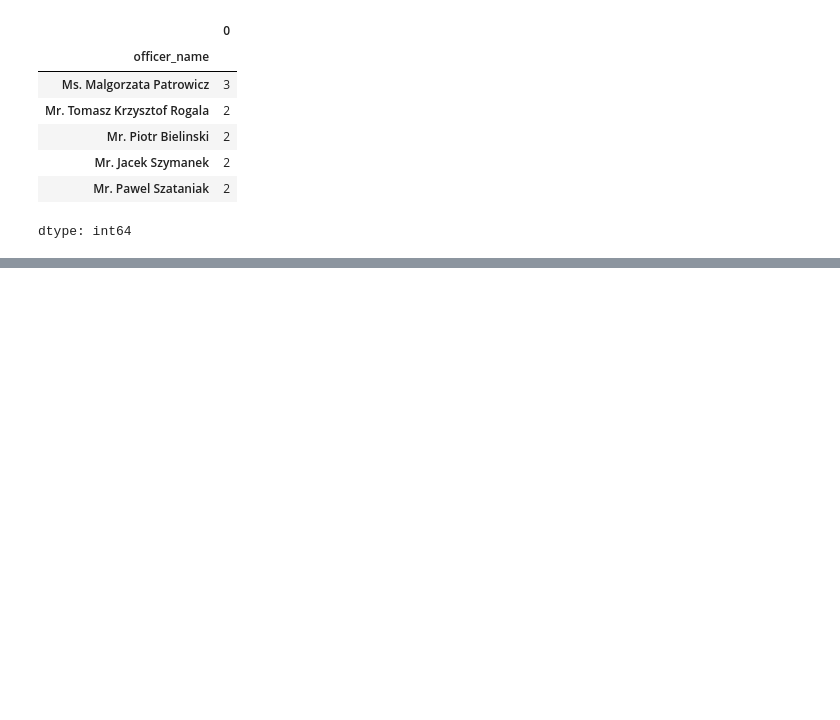
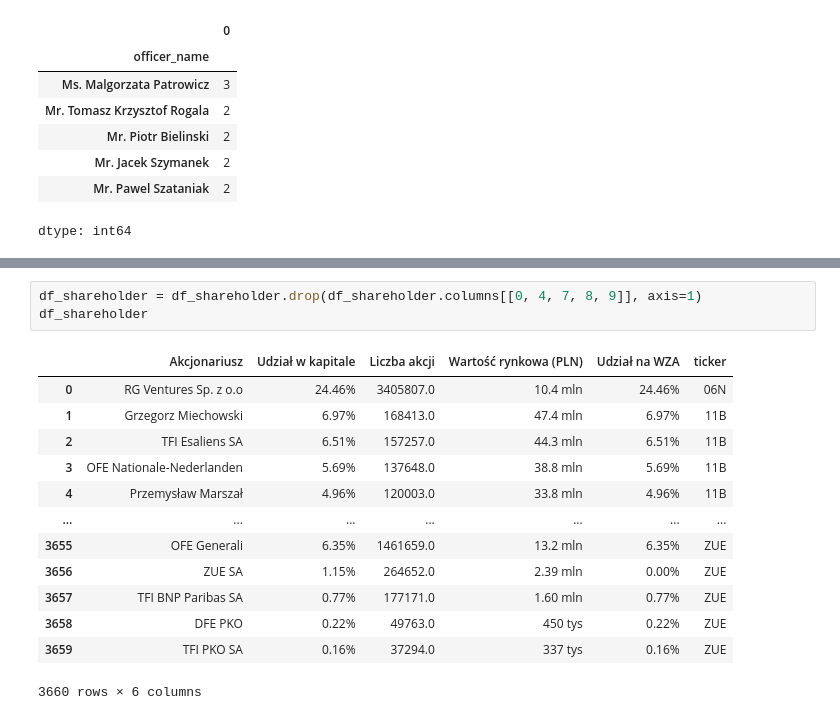
Before and after one commit to dominikjanyga/network-analysis, a Jupyter notebook: 2_network_analysis_data_cleaning.ipynb, the cells around one changed output, grey strips where cells are left out. Drawn from its saved outputs; the diff is of its cells as text; blank space fills up the shorter version.

```diff
--- a/2_network_analysis_data_cleaning.ipynb
+++ b/2_network_analysis_data_cleaning.ipynb
@@ -44,0 +61,17 @@ dtype: int64
+# %%
+df_shareholder = df_shareholder.drop(df_shareholder.columns[[0, 4, 7, 8, 9]], axis=1)
+df_shareholder
+# %% [output]
+|  | Akcjonariusz | Udział w kapitale | Liczba akcji | Wartość rynkowa (PLN) | Udział na WZA | ticker |
+| 0 | RG Ventures Sp. z o.o | 24.46% | 3405807.0 | 10.4 mln | 24.46% | 06N |
+| 1 | Grzegorz Miechowski | 6.97% | 168413.0 | 47.4 mln | 6.97% | 11B |
+| 2 | TFI Esaliens SA | 6.51% | 157257.0 | 44.3 mln | 6.51% | 11B |
+| 3 | OFE Nationale-Nederlanden | 5.69% | 137648.0 | 38.8 mln | 5.69% | 11B |
+| 4 | Przemysław Marszał | 4.96% | 120003.0 | 33.8 mln | 4.96% | 11B |
+| ... | ... | ... | ... | ... | ... | ... |
+| 3655 | OFE Generali | 6.35% | 1461659.0 | 13.2 mln | 6.35% | ZUE |
+| 3656 | ZUE SA | 1.15% | 264652.0 | 2.39 mln | 0.00% | ZUE |
+| 3657 | TFI BNP Paribas SA | 0.77% | 177171.0 | 1.60 mln | 0.77% | ZUE |
+| 3658 | DFE PKO | 0.22% | 49763.0 | 450 tys | 0.22% | ZUE |
+| 3659 | TFI PKO SA | 0.16% | 37294.0 | 337 tys | 0.16% | ZUE |
+3660 rows × 6 columns
```
Also changed, not shown: parts of 1 cell of this notebook.
